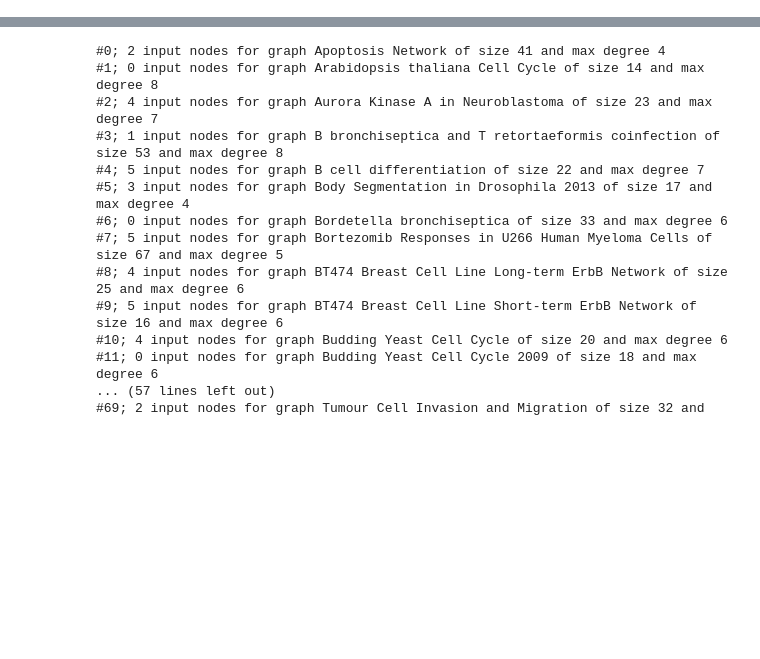
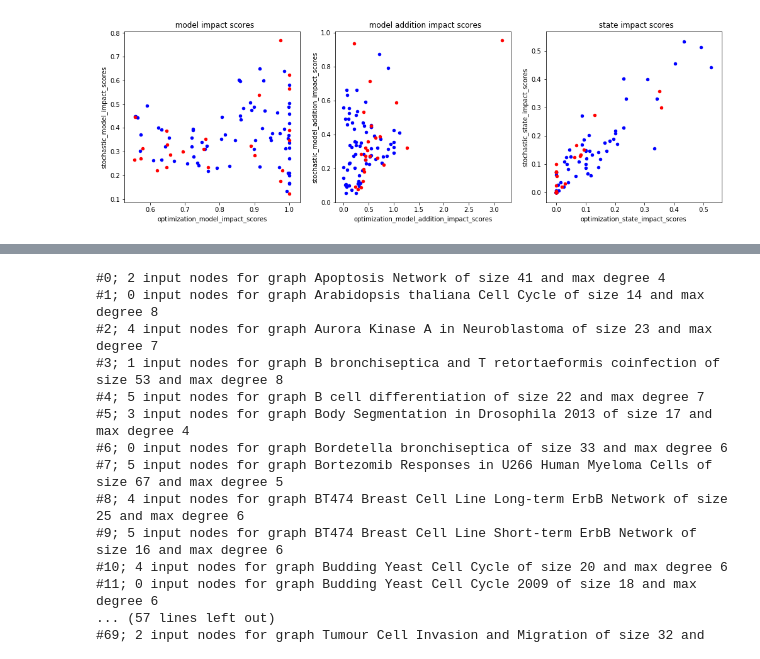
Before and after one commit to arielbro/TimeSeriesNetworkInference, a Jupyter notebook: attractors_result_analysis.ipynb, the cells around one changed output, grey strips where cells are left out. Saved outputs shown, nothing was run; the diff lists cells and outputs as text; code cells hidden in the pictures; blank space fills up the shorter version.

```diff
--- a/attractors_result_analysis.ipynb
+++ b/attractors_result_analysis.ipynb
@@ -41,0 +115,14 @@ import graphs
+# %%
+fig, ax = plt.subplots(nrows=1, ncols=3, sharey=False, sharex=False, figsize=(17, 5))
+
+i = 0
+score_pairs = [(s, s.replace("optimization", "stochastic")) for s in score_types if "optimization" in s]
+for score_pair in score_pairs:
+    cur_ax = ax[i]
+    mean_data.loc[mean_data.is_random == True].plot.scatter(x=score_pair[0], y=score_pair[1], c="blue", ax=cur_ax)
+    mean_data.loc[mean_data.is_random == False].plot.scatter(x=score_pair[0], y=score_pair[1], c="red", ax=cur_ax)
+    cur_ax.set_title(score_pair[0].replace("optimization", " ").replace("_", " "))
+    i += 1
+plt.show()
+# %% [output]
+[figure, added]
```
Also changed, not shown: parts of 23 cells of this notebook, 9 other files.
